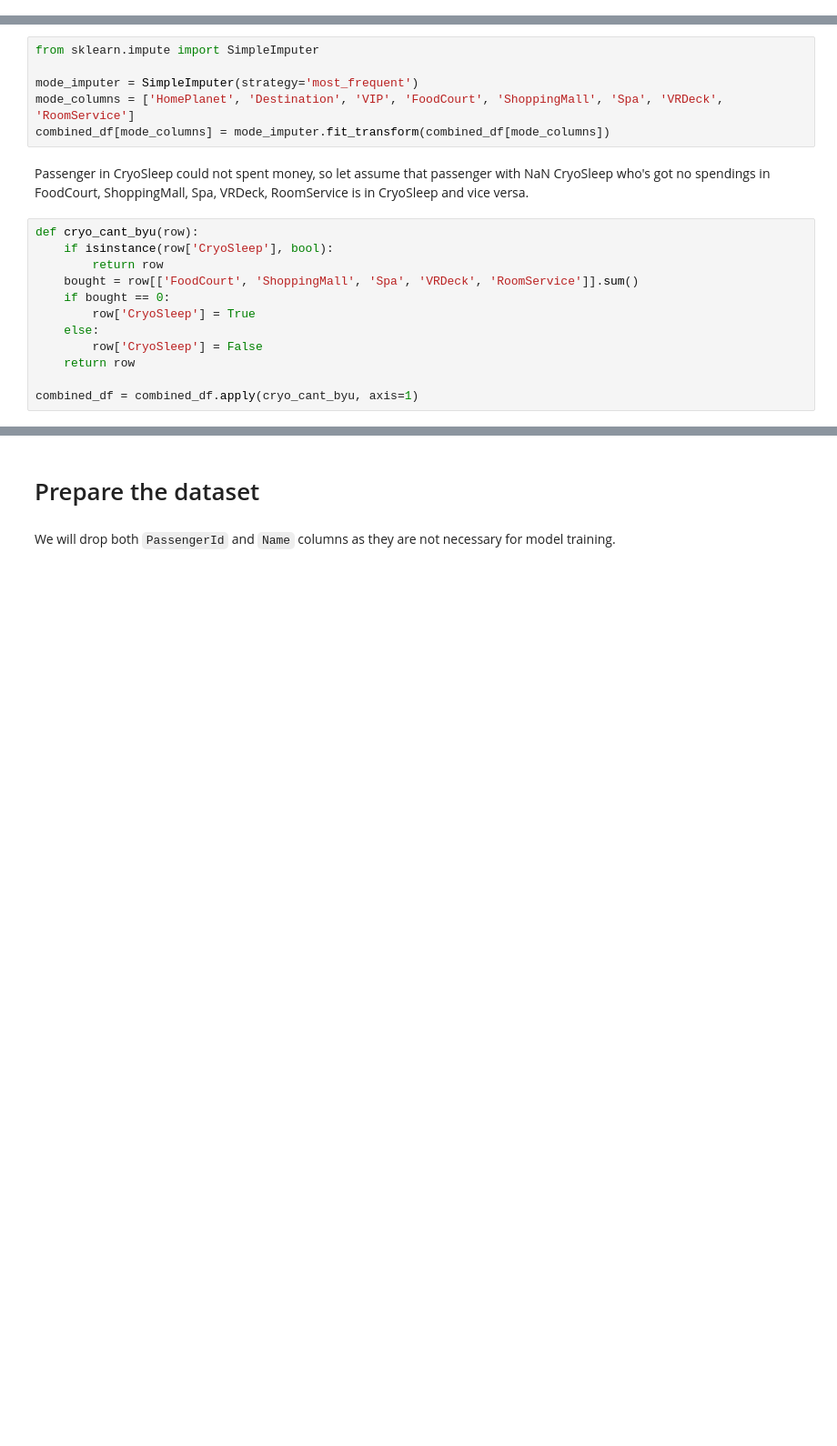
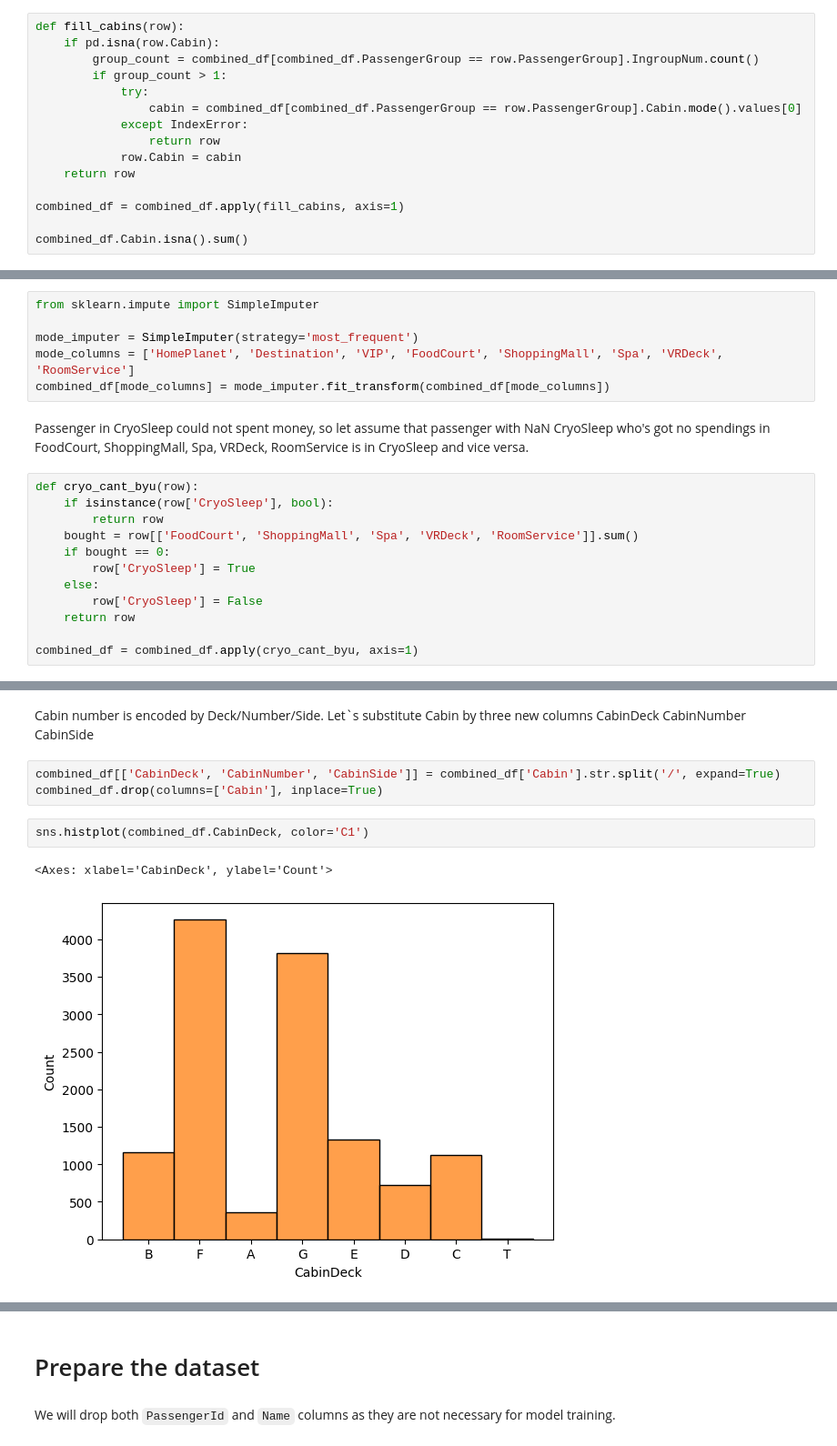
Before and after one commit to Dmytro-Tarasenko/SpaceTitanic, a Jupyter notebook: spaceship-titanic-with-scikit-learn.ipynb, the cells around one changed output, grey strips where cells are left out. Shown: that part at 91% size. Saved outputs shown, nothing was run; the diff lists cells and outputs as text; blank space fills up the shorter version.

```diff
--- a/spaceship-titanic-with-scikit-learn.ipynb
+++ b/spaceship-titanic-with-scikit-learn.ipynb
@@ -222,0 +227,15 @@ combined_df.Destination.isna().sum()
+# %%
+def fill_cabins(row):
+    if pd.isna(row.Cabin):
+        group_count = combined_df[combined_df.PassengerGroup == row.PassengerGroup].IngroupNum.count()
+        if group_count > 1:
+            try:
+                cabin = combined_df[combined_df.PassengerGroup == row.PassengerGroup].Cabin.mode().values[0]
+            except IndexError:
+                return row
+            row.Cabin = cabin
+    return row
+
+combined_df = combined_df.apply(fill_cabins, axis=1)
+
+combined_df.Cabin.isna().sum()
@@ -273,0 +314,10 @@ combined_df = combined_df.apply(cryo_cant_byu, axis=1)
+# %% [markdown]
+Cabin number is encoded by Deck/Number/Side. Let`s substitute Cabin by three new columns CabinDeck CabinNumber CabinSide
+# %%
+combined_df[['CabinDeck', 'CabinNumber', 'CabinSide']] = combined_df['Cabin'].str.split('/', expand=True)
+combined_df.drop(columns=['Cabin'], inplace=True)
+# %%
+sns.histplot(combined_df.CabinDeck, color='C1')
+# %% [output]
+<Axes: xlabel='CabinDeck', ylabel='Count'>
+[figure, added]
```
Also changed, not shown: parts of 6 cells of this notebook.
